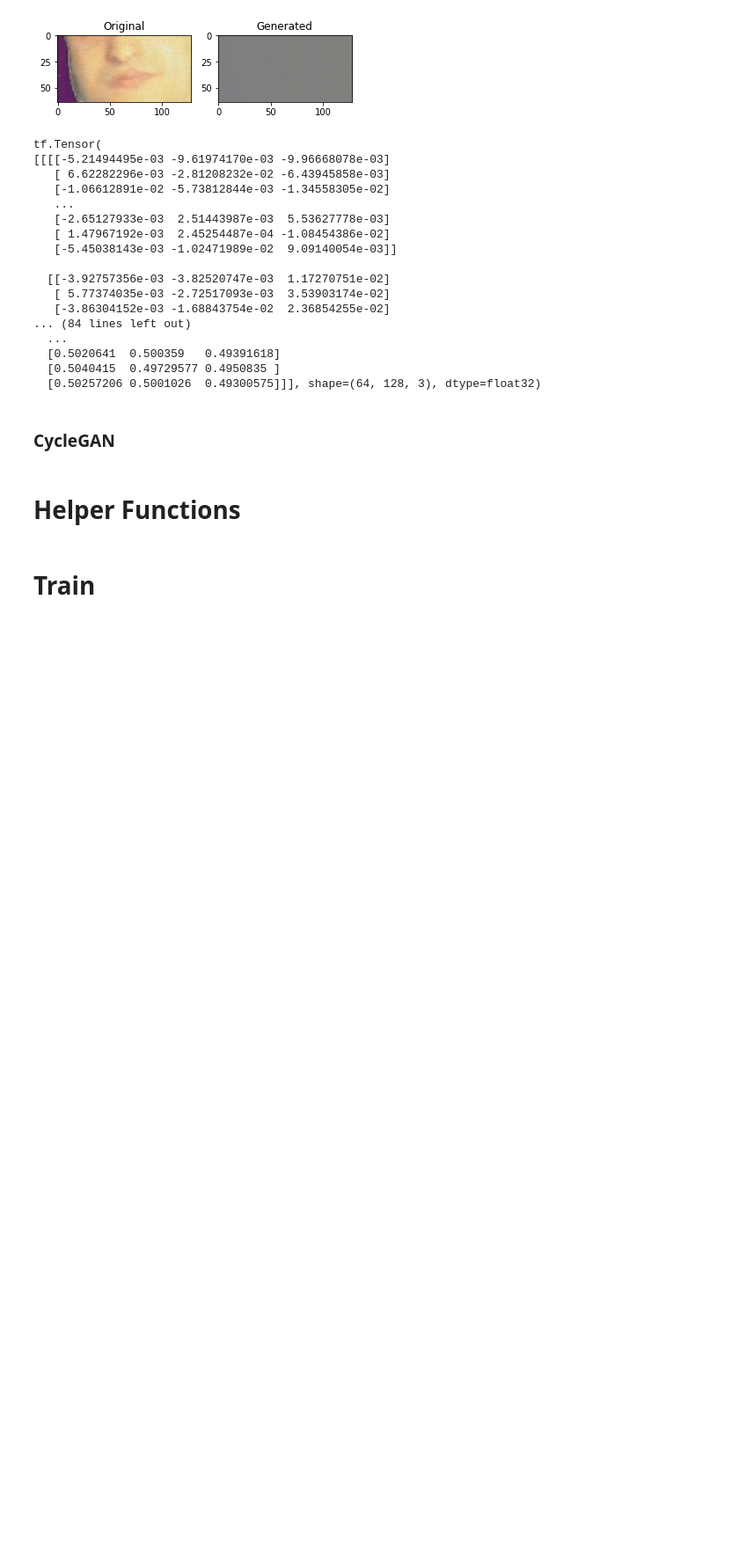
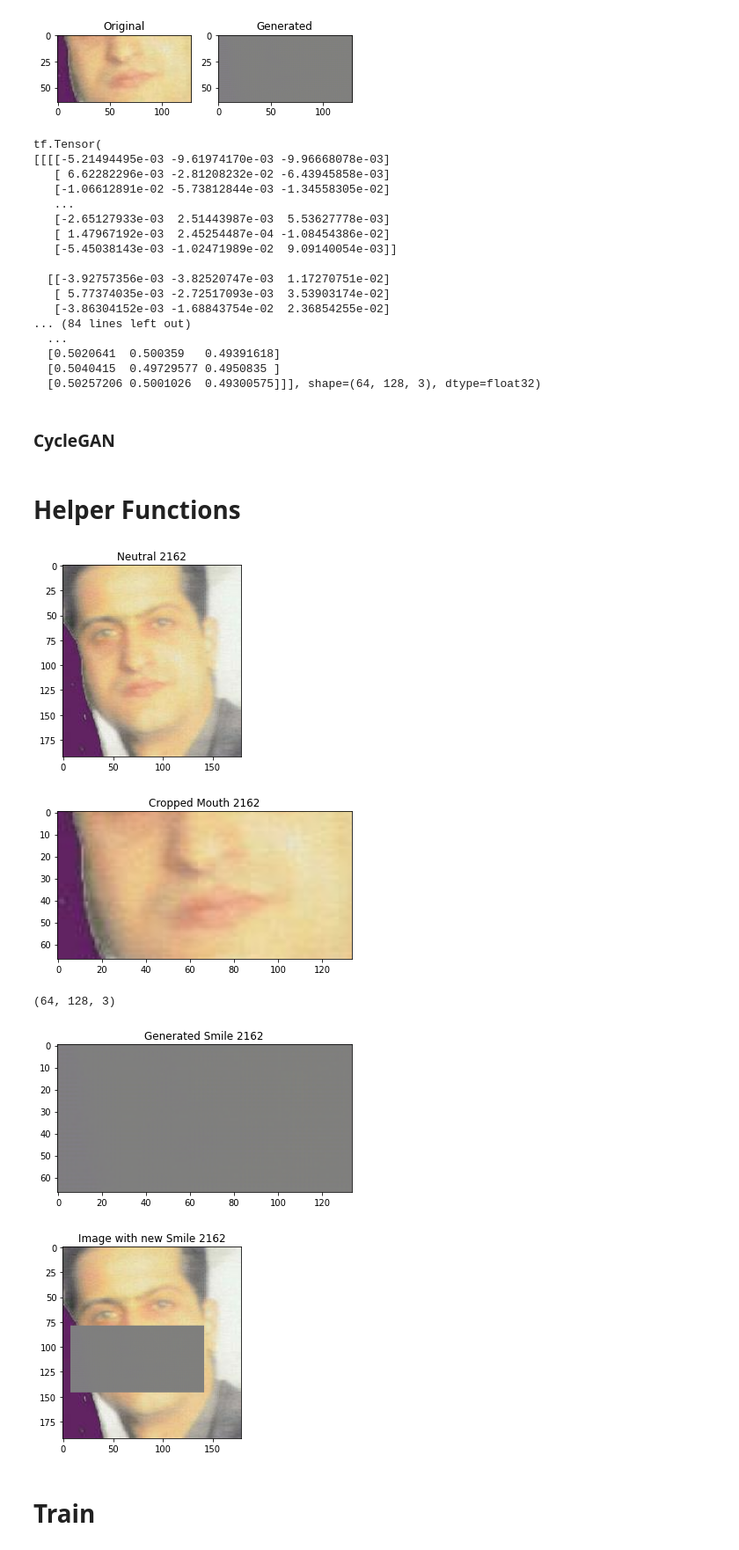
Before and after one commit to sean-halpin/cycle_gan_aif1_mouth_only, a Jupyter notebook: cyclegan.ipynb, the cells around one changed output. Shown at 88% size. Saved outputs shown, nothing was run; the diff lists cells and outputs as text; code cells hidden in the pictures; blank space fills up the shorter version.

```diff
--- a/cyclegan.ipynb
+++ b/cyclegan.ipynb
@@ -802,36 +802,44 @@ def make_smile():
     faces = face_cascade.detectMultiScale(gray, 1.1, 4)
 
     # Draw rectangle around the faces and crop the faces
     for (x, y, w, h) in faces:
     # (x, y, w, h) = faces[0]
       # cv2.rectangle(img, (x, y + int(h/2)), (x+w, y+h), (0, 0, 255), 2)
       mouth = rgb_img[y + int(h/2):y + h, x:x + w]
       plt.imshow(mouth)
       plt.title("Cropped Mouth " + str(i))
       plt.show()
-      y,x,d = mouth.shape
+      orig_y,orig_x,d = mouth.shape
       resized_mouth = Image.fromarray(mouth).resize((image_x,image_y), Image.ANTIALIAS)
       # input = tf.reshape(input, [*IMAGE_SIZE, 3])
       input = tf.reshape(tf.keras.preprocessing.image.img_to_array(resized_mouth), [*IMAGE_SIZE, 3])
       input = (tf.cast(input, tf.float32) / 127.5) - 1
       input = tf.expand_dims(input,axis=0)
       prediction = smile_generator(input)[0].numpy()
       prediction = (prediction * 127.5 + 127.5).astype(np.uint8)
       # Resize to original
       print(prediction.shape)
-      resized_prediction = Image.fromarray(prediction).resize((x,y), Image.ANTIALIAS)
+      resized_prediction = Image.fromarray(prediction).resize((orig_x,orig_y), Image.ANTIALIAS)
       # Display the output
       plt.imshow(resized_prediction)
       plt.title("Generated Smile " + str(i))
       plt.show()
       # Add generated mouth back to original image
-      gen_mouth = numpy.array(resized_prediction)
+      gen_mouth = np.array(resized_prediction)
       rgb_img[y + int(h/2):y + h, x:x + w] = gen_mouth
       plt.imshow(rgb_img)
       plt.title("Image with new Smile " + str(i))
       plt.show()
       # print(prediction)
       # print(prediction[0] * 0.5 + 0.5)
+
+make_smile()
+# %% [output]
+[figure, added]
+[figure, added]
+(64, 128, 3)
+[figure, added]
+[figure, added]
 # %% [markdown]
 # Train
 # %%
```
